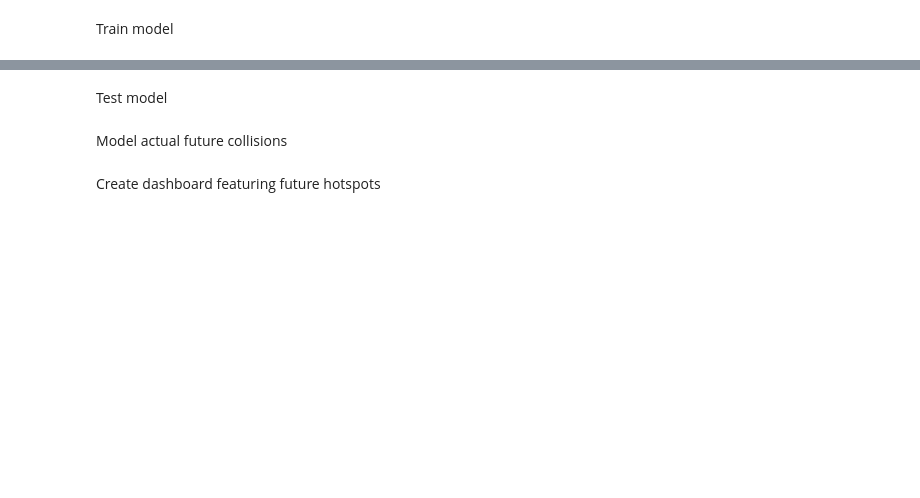
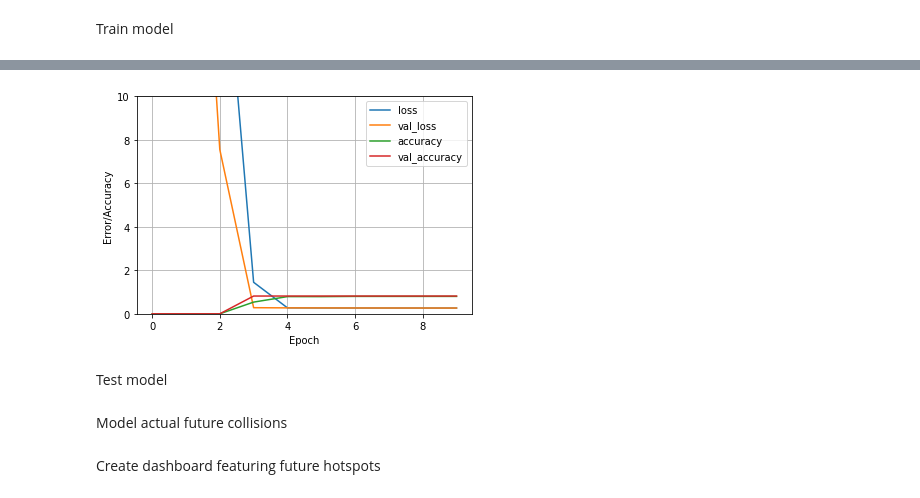
Before and after one commit to arisanguyen/210_Capstone_Aditya_Arisa_Noriel, a Jupyter notebook: Arisa - Collisions Mapping by Tiles.ipynb, the cells around one changed output, grey strips where cells are left out. Saved outputs shown, nothing was run; the diff lists cells and outputs as text; code cells hidden in the pictures; blank space fills up the shorter version.

```diff
--- a/Arisa - Collisions Mapping by Tiles.ipynb
+++ b/Arisa - Collisions Mapping by Tiles.ipynb
@@ -194,2 +198,10 @@ Create model that takes inputs of satellite image and historical data
+# %%
+from sklearn.model_selection import train_test_split
+
+x_train, x_test, y_train, y_test = train_test_split(tiles[['Historical', 'Lat1','Lat2']],
+                                   tiles['Future'],
+                                   random_state=104,
+                                   test_size=0.20,
+                                   shuffle=True)
 # %% [markdown]
 Train model
@@ -196,3 +268,21 @@ Train model
+# %%
+import matplotlib
+import matplotlib.pyplot as plt
+
+def plot_loss(history):
+    plt.plot(history.history['loss'], label='loss')
+    plt.plot(history.history['val_loss'], label='val_loss')
+    plt.plot(history.history['accuracy'], label='accuracy')
+    plt.plot(history.history['val_accuracy'], label='val_accuracy')
+    plt.ylim([0, 10])
+    plt.xlabel('Epoch')
+    plt.ylabel('Error/Accuracy')
+    plt.legend()
+    plt.grid(True)
+# %%
+plot_loss(history)
+# %% [output]
+[figure, added]
 # %% [markdown]
 Test model
 # %% [markdown]
```
Also changed, not shown: parts of 19 cells of this notebook.
